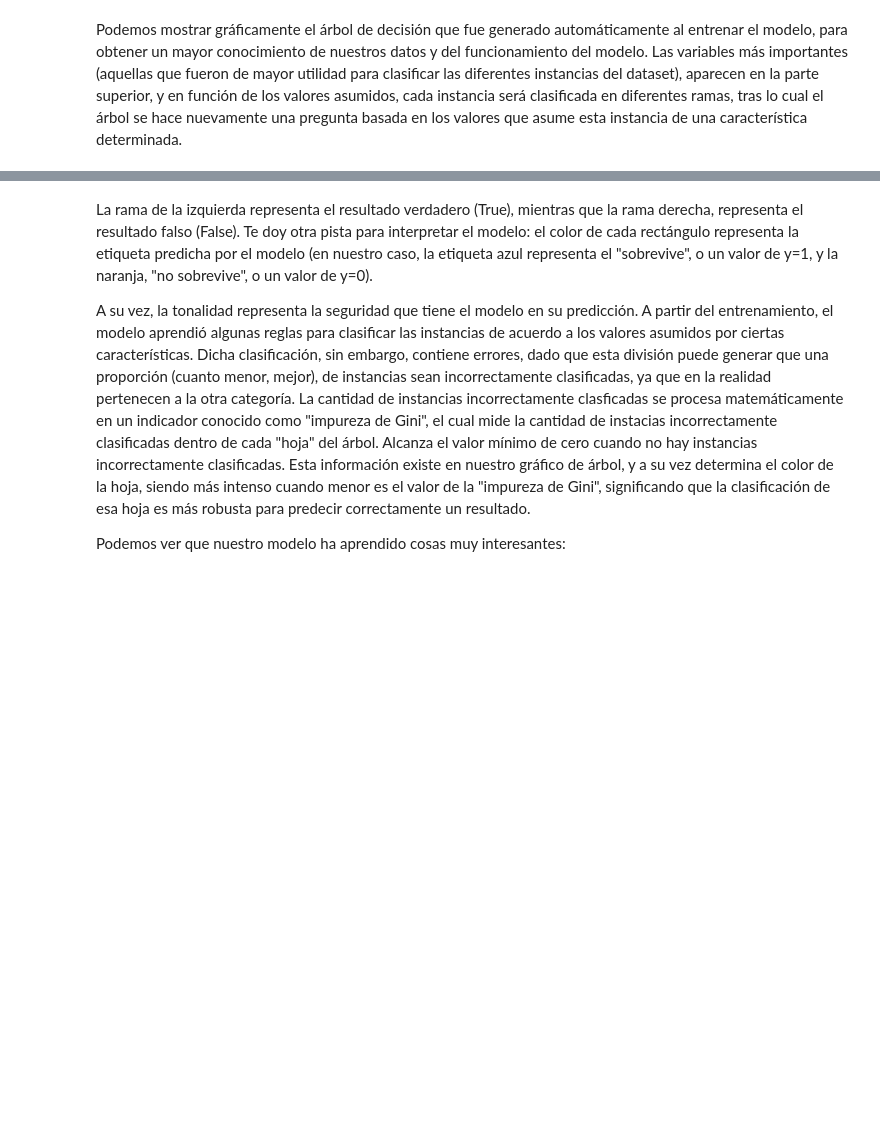
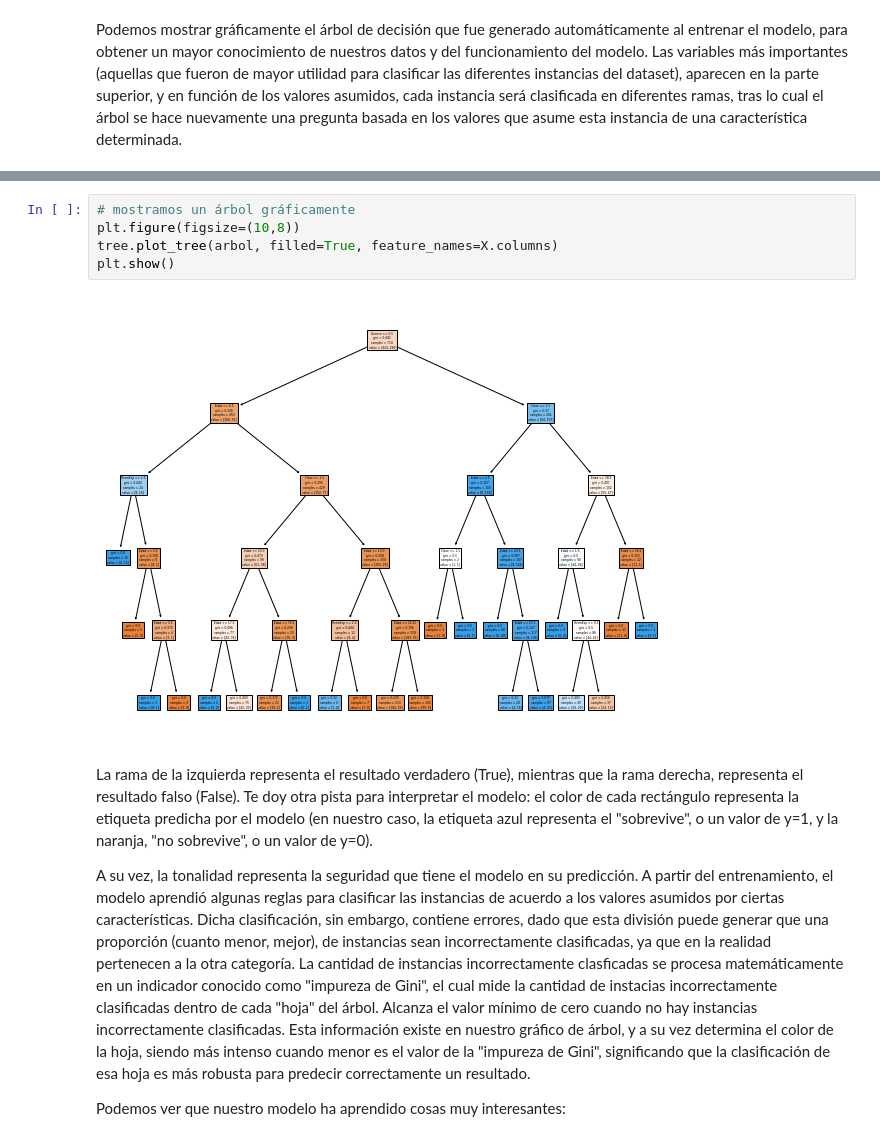
Before and after one commit to sszahinos/Python-Total-Course, a Jupyter notebook: Day 15 - Surviving Titanic (Machine Learning)/Python_TOTAL_Machine_Learning.ipynb, the cells around one changed output, grey strips where cells are left out. Saved outputs shown, nothing was run; the diff lists cells and outputs as text; blank space fills up the shorter version.

```diff
--- a/Day 15 - Surviving Titanic (Machine Learning)/Python_TOTAL_Machine_Learning.ipynb
+++ b/Day 15 - Surviving Titanic (Machine Learning)/Python_TOTAL_Machine_Learning.ipynb
@@ -82,3 +132,10 @@ Podemos mostrar gráficamente el árbol de decisión que fue generado automátic
+# %%
+# mostramos un árbol gráficamente
+plt.figure(figsize=(10,8))
+tree.plot_tree(arbol, filled=True, feature_names=X.columns)
+plt.show()
+# %% [output]
+[figure, added]
 # %% [markdown]
 La rama de la izquierda representa el resultado verdadero (True), mientras que la rama derecha, representa el resultado falso (False). Te doy otra pista para interpretar el modelo: el color de cada rectángulo representa la etiqueta predicha por el modelo (en nuestro caso, la etiqueta azul representa el "sobrevive", o un valor de y=1, y la naranja, "no sobrevive", o un valor de y=0).
 
```
Also changed, not shown: parts of 16 cells of this notebook.
